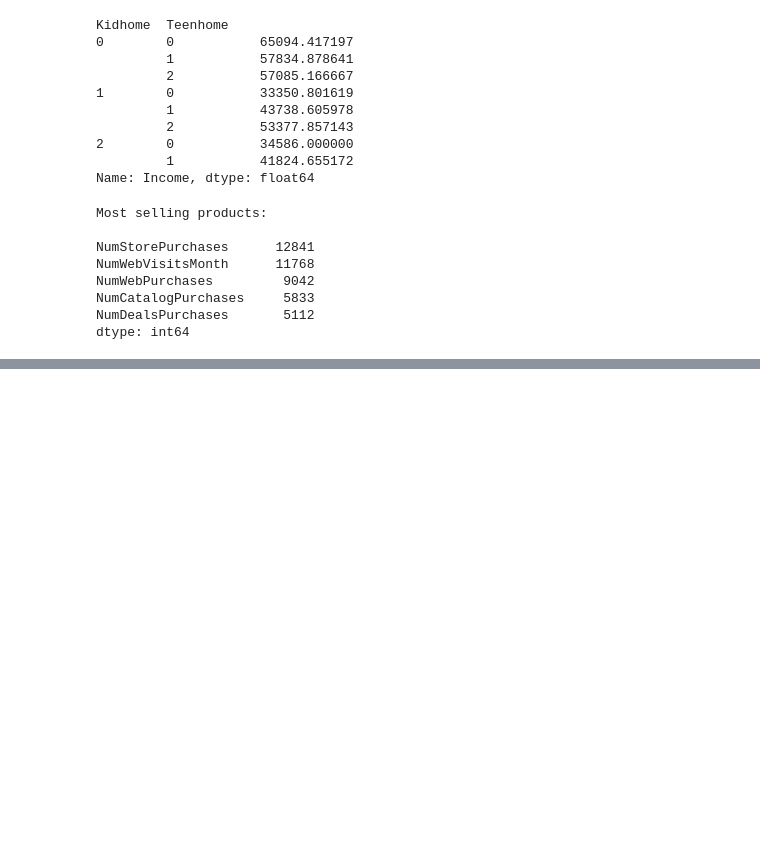
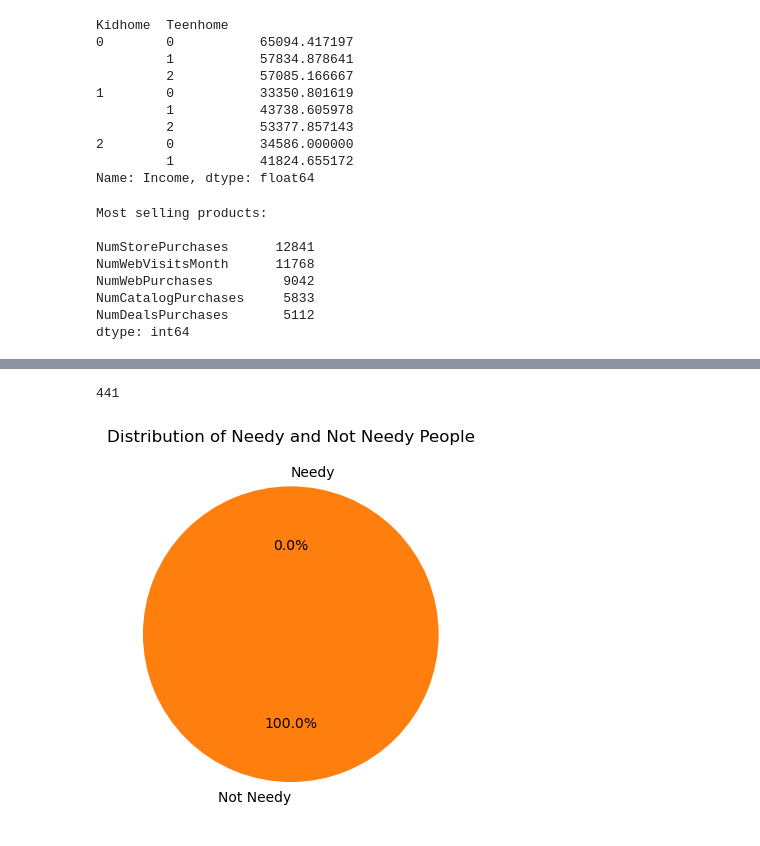
Before and after one commit to mariamusman1/Customer_Product_Analysis, a Jupyter notebook: Customer_Product_Analysis.ipynb, the cells around one changed output, grey strips where cells are left out. Drawn from its saved outputs; the diff is of its cells as text; code cells hidden in the pictures; blank space fills up the shorter version.

```diff
--- a/Customer_Product_Analysis.ipynb
+++ b/Customer_Product_Analysis.ipynb
@@ -330,0 +481,16 @@ dtype: int64
+# %%
+valid_df_copy = valid_df.copy()
+# %%
+# Add "needy" and "not needy" columns to the copy dataframe
+valid_df_copy['needy'] = (
+    (valid_df_copy['marital_Married'] == 1) &
+    (valid_df_copy['Kidhome'] > 0) &
+    (valid_df_copy['MntTotal'] > df['MntTotal'].mean()) &
+    (valid_df_copy['Age'] > 50) &
+    (valid_df_copy['education_Basic'] == 1)
+).astype(int)
+
+valid_df_copy['not needy'] = 1 - valid_df_copy['needy']
+
+# Display the updated validation dataframe
+valid_df_copy.head()
@@ -330,0 +505,27 @@ dtype: int64
+# %%
+needy_counts = valid_df_copy['not needy'].count()
+print(needy_counts)
+# %% [output]
+441
+# %%
+import matplotlib.pyplot as plt
+
+# Count the number of needy and not needy people in validation_df_copy
+needy_count = valid_df_copy['needy'].sum()
+not_needy_count = len(valid_df_copy) - needy_count
+
+# Create a list of labels and values for the pie chart
+labels = ['Needy', 'Not Needy']
+values = [needy_count, not_needy_count]
+
+# Create the pie chart
+fig, ax = plt.subplots()
+ax.pie(values, labels=labels, autopct='%1.1f%%', startangle=90)
+
+# Add a title to the chart
+ax.set_title('Distribution of Needy and Not Needy People')
+
+# Show the chart
+plt.show()
+# %% [output]
+[figure, added]
```
Also changed, not shown: parts of 24 cells of this notebook.
